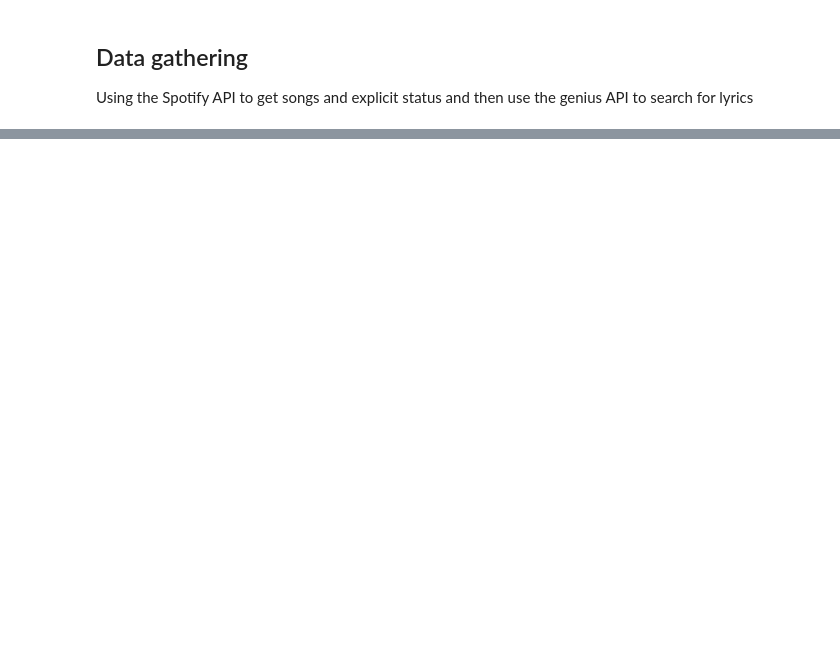
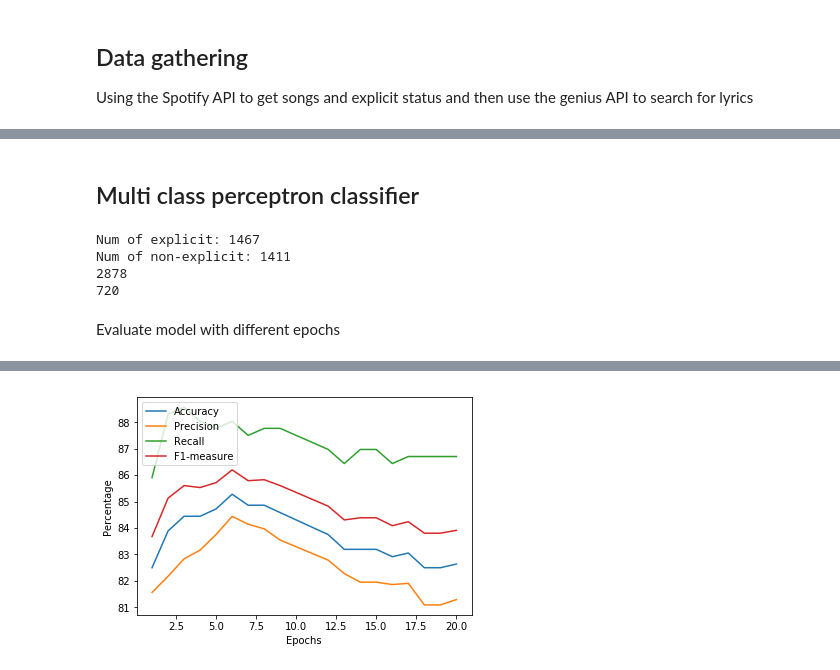
Before and after one commit to heekzz/Explicit-Lyrics-Classifier, a Jupyter notebook: Project-freha309.ipynb, the cells around one changed output, grey strips where cells are left out. Drawn from its saved outputs; the diff is of its cells as text; code cells hidden in the pictures; blank space fills up the shorter version.

Commit message:
Mining process done. Added classifier

```diff
--- a/Project-freha309.ipynb
+++ b/Project-freha309.ipynb
@@ -188,0 +277,3 @@ play_sound()
+# %%
+data = read_data()
+stats(data)
@@ -196,0 +291,12 @@ play_sound()
+# %%
+#nltk.download()
+st = LancasterStemmer()
+
+print("Data length: " + str(len(data)))
+# Tokenize and remove english stop words
+count = 0
+for track in data:
+    count+=1
+    print("Progress: {}".format((count/len(data))*100, end="\r"))
+    track['lyrics'] = nltk.word_tokenize(track['lyrics'])
+    track['lyrics'] = [st.stem(word.lower()) for word in track['lyrics'] if word not in nltk.corpus.stopwords.words('english')]
@@ -196,0 +342,2 @@ play_sound()
+# %% [markdown]
+## Multi class perceptron classifier
@@ -196,0 +383,39 @@ play_sound()
+# %%
+counter_t, counter_f = 0, 0
+for l, e in train_set:
+    if e == 'True':
+        counter_t += 1
+    else:
+        counter_f += 1
+print("Num of explicit: {}".format(counter_t))
+print("Num of non-explicit: {}".format(counter_f))
+print(len(train_set))
+print(len(test_set))
+# %% [output]
+Num of explicit: 1467
+Num of non-explicit: 1411
+2878
+720
+# %% [markdown]
+Evaluate model with different epochs
+# %%
+acc, pres, rec, f1, e = [], [], [], [], []
+for epoch in range(1,21):
+    e.append(epoch)
+    pc = PerceptronClassifier().train(train_set, epoch)
+    a, p, r, f = evaluate(pc, test_set)
+    acc.append(a*100)
+    pres.append(p*100)
+    rec.append(r*100)
+    f1.append(f*100)
+    print("Epoch {}: Accuracy: {:.2f}%, Precision: {:.2f}%, Recall: {:.2f}%, F1: {:.2f}%".format(epoch, a*100, p*100, r*100, f*100))
+    print("Progress: {:.2f}%  ".format((epoch/21)*100), end="\r")
+plt.plot(e, acc, label='Accuracy')
+plt.plot(e, pres, label='Precision')
+plt.plot(e, rec, label='Recall')
+plt.plot(e, f1, label='F1-measure')
+plt.xlabel('Epochs')
+plt.ylabel('Percentage')
+plt.legend()
+plt.show()
+# %% [output]
@@ -196,0 +439 @@ play_sound()
+[figure, added]
```
Also changed, not shown: parts of 23 cells of this notebook.
